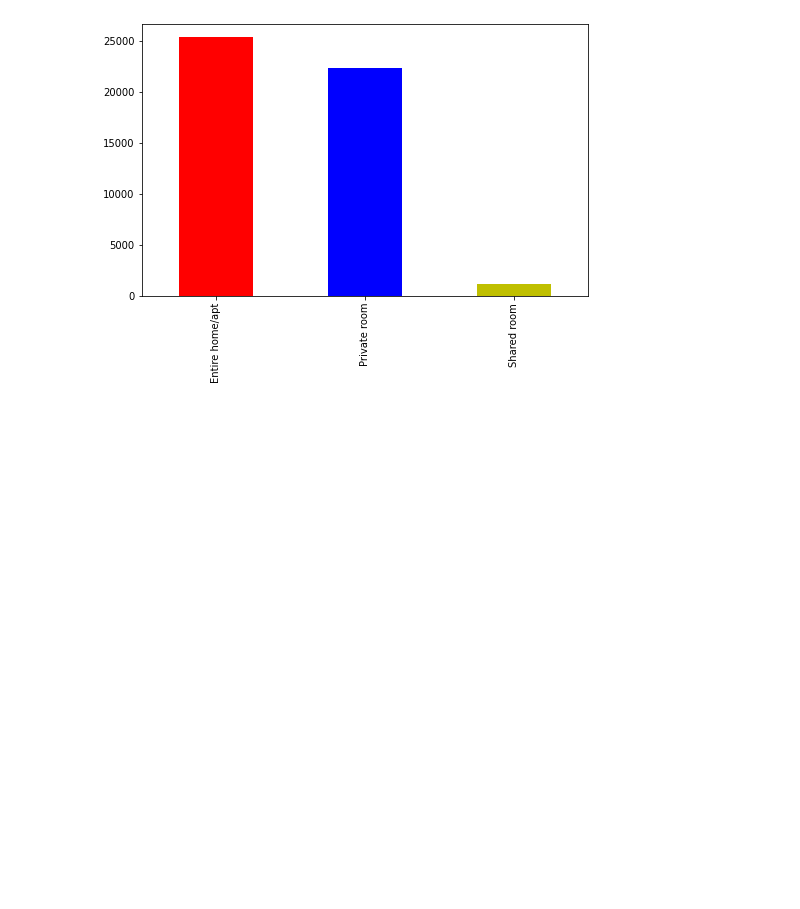
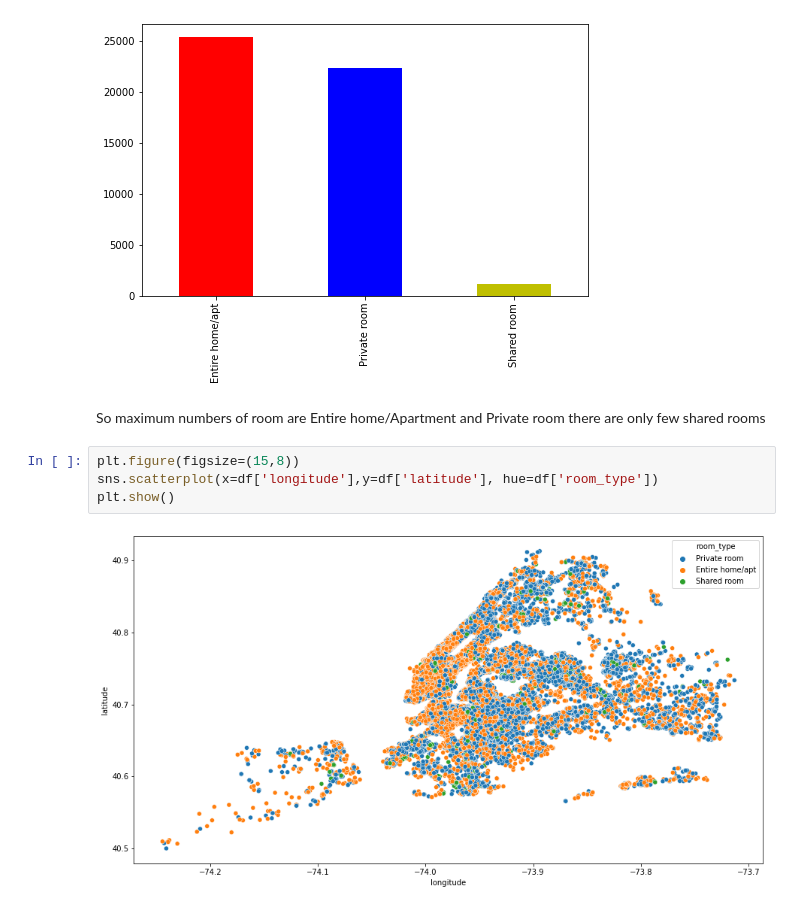
Before and after one commit to vaibhav251999/EDA-capstone-project, a Jupyter notebook: Airbnb_Bookings_Analysis_Capstone_Project.ipynb, the cells around one changed output. Saved outputs shown, nothing was run; the diff lists cells and outputs as text; blank space fills up the shorter version.

```diff
--- a/Airbnb_Bookings_Analysis_Capstone_Project.ipynb
+++ b/Airbnb_Bookings_Analysis_Capstone_Project.ipynb
@@ -250,3 +254,11 @@ df['room_type'].value_counts().plot(kind='bar',color=['r','b','y'])
 # %% [output]
 <matplotlib.axes._subplots.AxesSubplot at 0x...>
 [figure]
+# %% [markdown]
+So maximum numbers of room are Entire home/Apartment and Private room there are only few shared rooms
+# %%
+plt.figure(figsize=(15,8))
+sns.scatterplot(x=df['longitude'],y=df['latitude'], hue=df['room_type'])
+plt.show()
+# %% [output]
+[figure, added]
```
Also changed, not shown: parts of 13 cells of this notebook.
